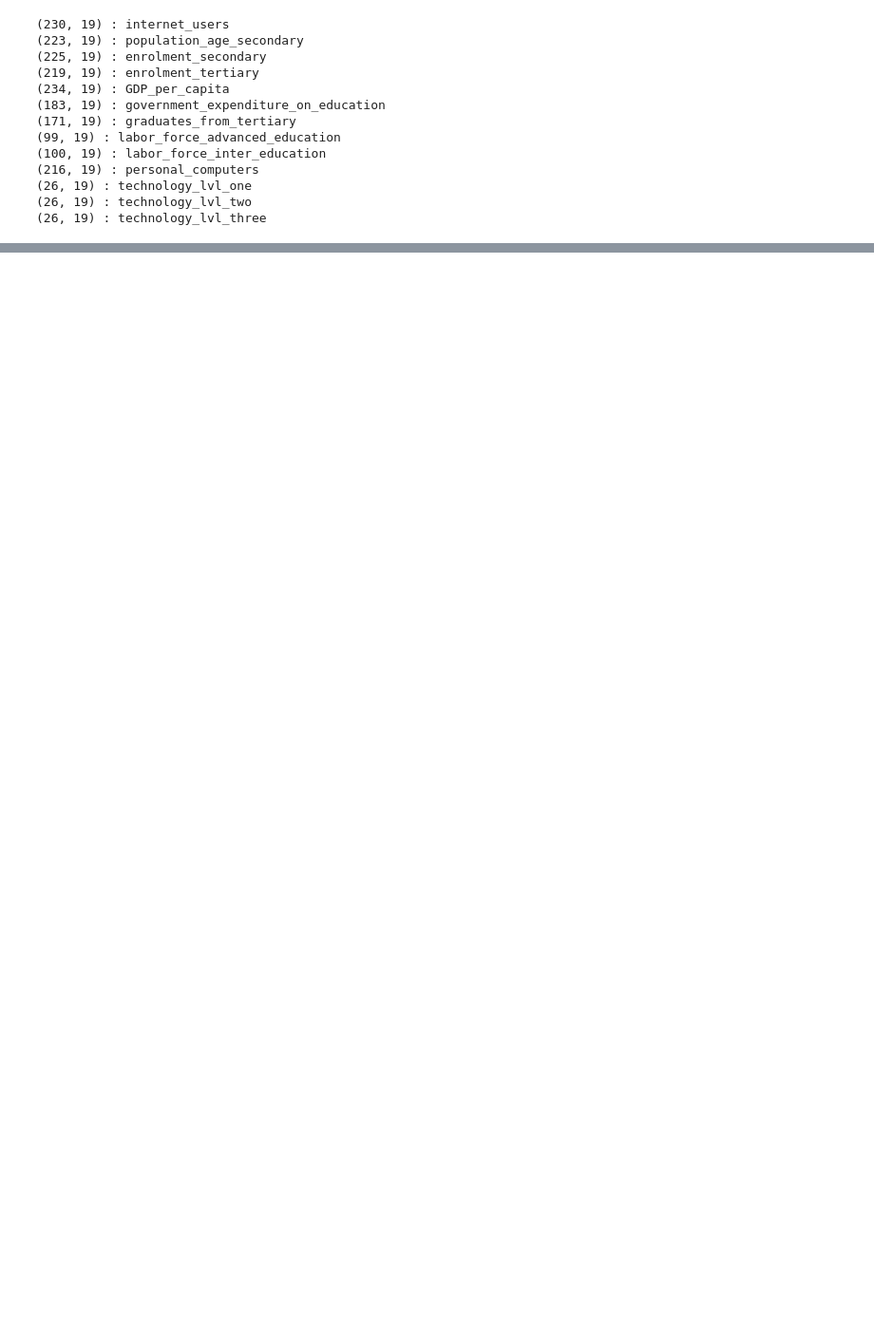
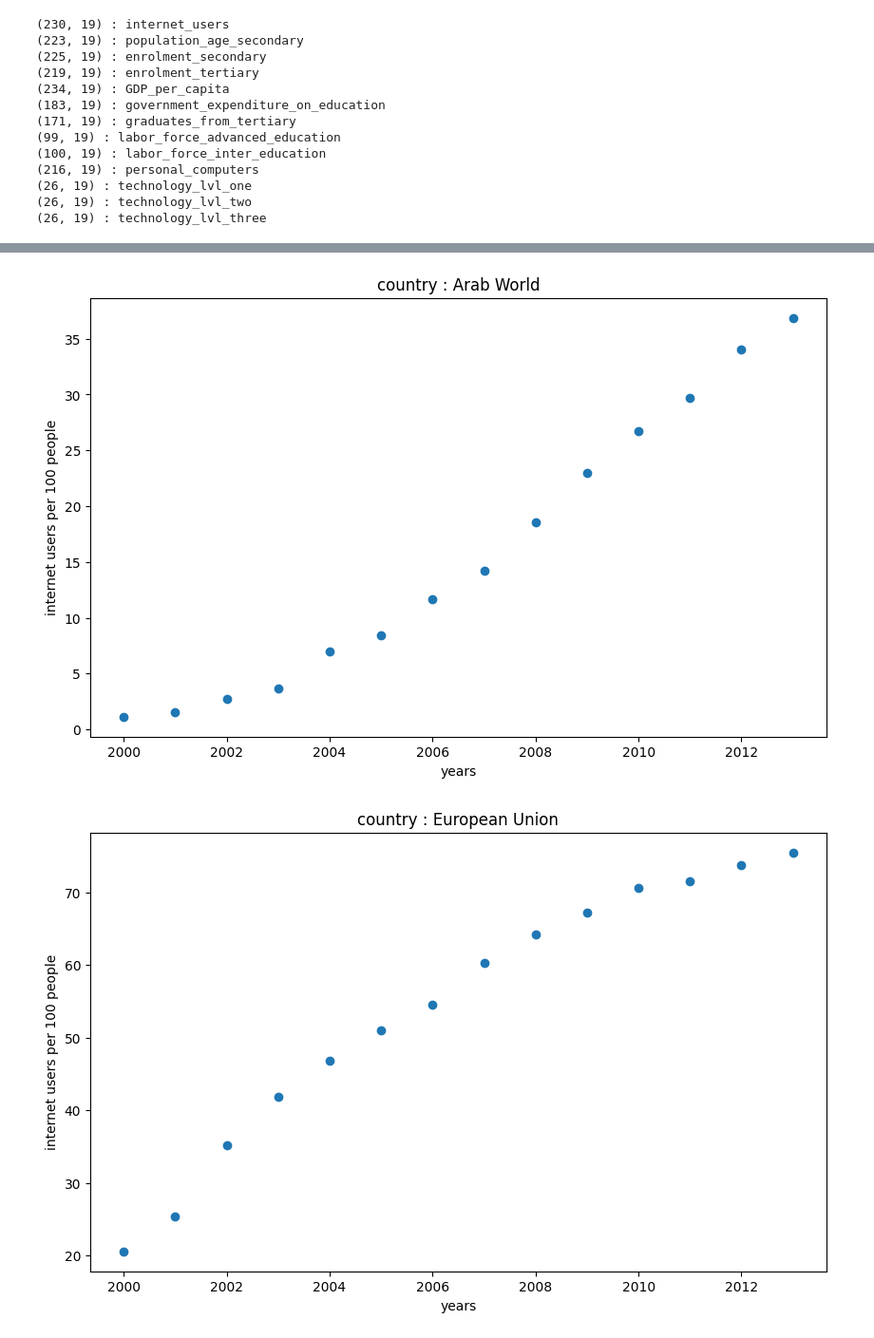
Before and after one commit to JulienfLeBoucher/OC_Edtech, a Jupyter notebook: LE-BOUCHER_Julien_1_notebook_122022.ipynb, the cells around one changed output, grey strips where cells are left out. Shown: that part at 95% size. Drawn from its saved outputs; the diff is of its cells as text; code cells hidden in the pictures; blank space fills up the shorter version.

```diff
--- a/LE-BOUCHER_Julien_1_notebook_122022.ipynb
+++ b/LE-BOUCHER_Julien_1_notebook_122022.ipynb
@@ -1060,0 +1344,15 @@ rdata.to_csv('rdata-2000-2016.csv')
+# %%
+internet_users_last_NaN = internet_users.loc[internet_users['2016'].isnull()]
+
+x = np.arange(2000,2016+1)
+ys = internet_users_last_NaN.loc[:,'2000':'2016']
+for n in range(len(internet_users_last_NaN)):
+    plt.figure(figsize=(10,6))
+    plt.scatter(x,ys.iloc[n])
+    plt.xlabel('years')
+    plt.ylabel('internet users per 100 people')
+    plt.title(f"country : {internet_users_last_NaN['Country Name'].values[n]}")
+    plt.show()
+# %% [output]
+[figure, added]
+[figure, added]
```
Also changed, not shown: parts of 30 cells of this notebook, 1 other file.
